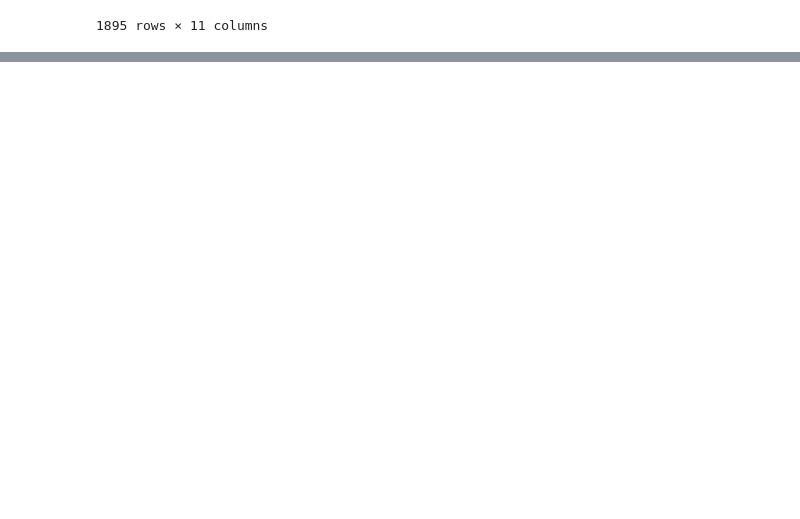
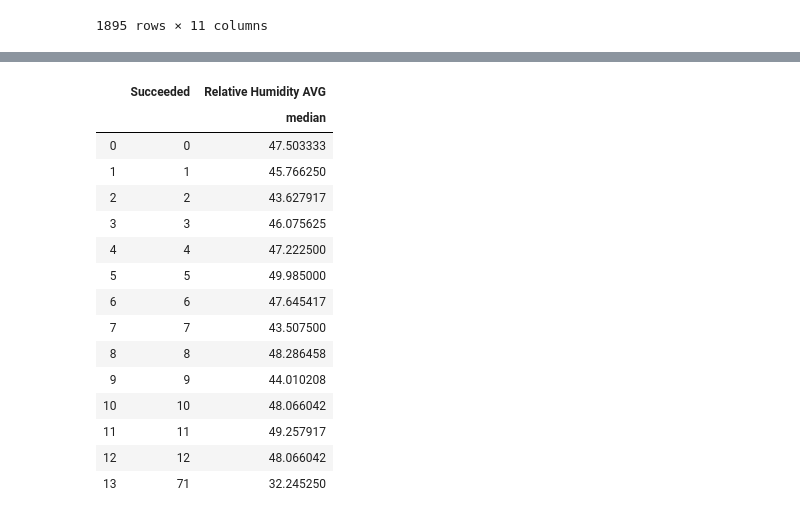
Before and after one commit to sharangnimbalkar/Python, a Jupyter notebook: Final_Project.ipynb, the cells around one changed output, grey strips where cells are left out. Saved outputs shown, nothing was run; the diff lists cells and outputs as text; code cells hidden in the pictures; blank space fills up the shorter version.

```diff
--- a/Final_Project.ipynb
+++ b/Final_Project.ipynb
@@ -125,0 +138,20 @@ dtype: int64
+# %%
+# Using groupby to calculate the median relative humidity during a successful summit
+joined_df.groupby('Succeeded',as_index=False).agg({'Relative Humidity AVG':['median']})
+# %% [output]
+|  | Succeeded | Relative Humidity AVG |
+|  |  | median |
+| 0 | 0 | 47.503333 |
+| 1 | 1 | 45.766250 |
+| 2 | 2 | 43.627917 |
+| 3 | 3 | 46.075625 |
+| 4 | 4 | 47.222500 |
+| 5 | 5 | 49.985000 |
+| 6 | 6 | 47.645417 |
+| 7 | 7 | 43.507500 |
+| 8 | 8 | 48.286458 |
+| 9 | 9 | 44.010208 |
+| 10 | 10 | 48.066042 |
+| 11 | 11 | 49.257917 |
+| 12 | 12 | 48.066042 |
+| 13 | 71 | 32.245250 |
```
Also changed, not shown: parts of 37 cells of this notebook.
